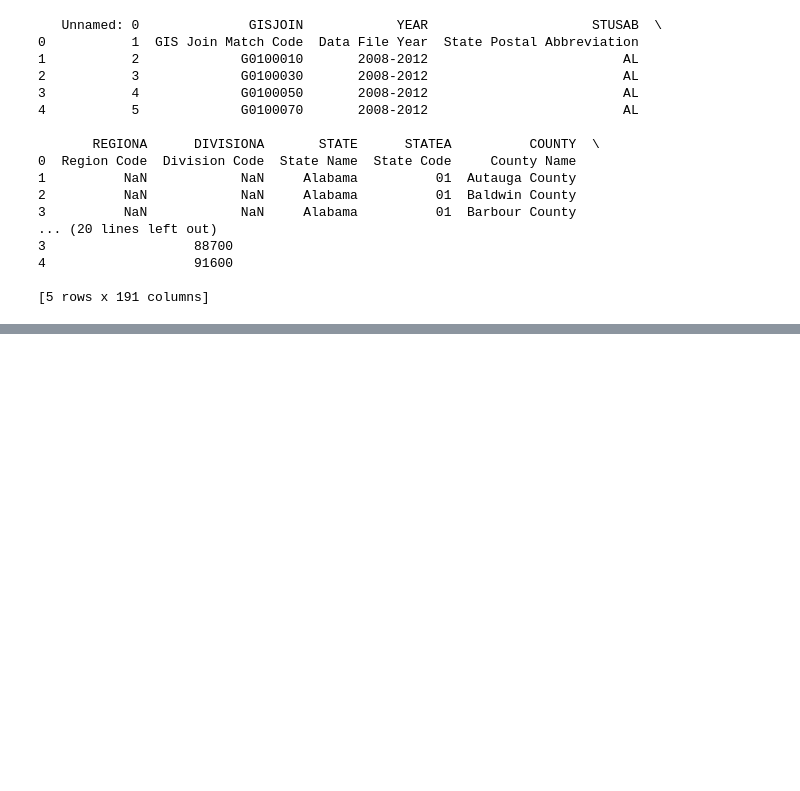
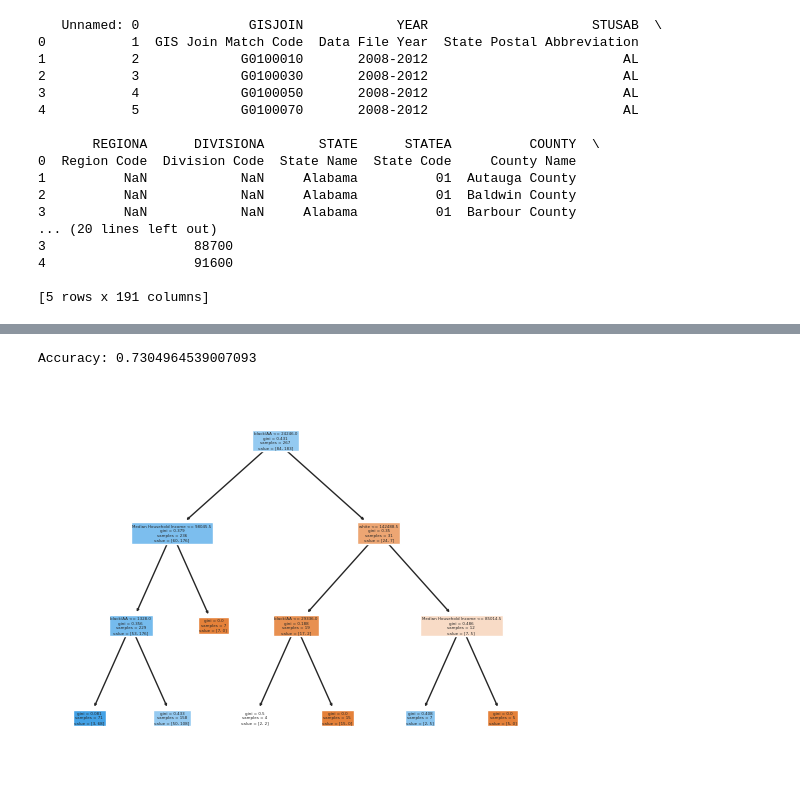
Before and after one commit to LindaMjw/project_voting, a Jupyter notebook: Project3.ipynb, the cells around one changed output, grey strips where cells are left out. Saved outputs shown, nothing was run; the diff lists cells and outputs as text; code cells hidden in the pictures; blank space fills up the shorter version.

```diff
--- a/Project3.ipynb
+++ b/Project3.ipynb
@@ -169,0 +219,2 @@ county14_sel = county14_sel[selected_columns]
+# %%
+merged_data = pd.concat([county12_sel, county16_sel, county20_sel], ignore_index=True)
@@ -169,0 +244,15 @@ county14_sel = county14_sel[selected_columns]
+# %%
+vdf = vdf.groupby(['county_name', 'year', 'party'])['candidatevotes'].sum().reset_index()
+# %%
+# Find the index of the row with the maximum candidate votes for each county and year
+winning_party_index = vdf.groupby(['year', 'county_name'])['candidatevotes'].idxmax()
+
+# Extract the winning party using the index
+winning_party = vdf.loc[winning_party_index, 'party']
+
+# Create a new DataFrame with year, county name, and winning party
+wp= vdf.loc[winning_party_index, ['year', 'county_name']]
+wp['winning_party'] = winning_party.values
+wp.rename(columns={'county_name': 'COUNTY'}, inplace=True)
+wp['COUNTY'] = wp['COUNTY'].apply(lambda x: x[:-5] if x.endswith(' CITY') else x)
+print(wp)
@@ -169,0 +274,3 @@ county14_sel = county14_sel[selected_columns]
+# %%
+final_df = pd.merge(merged_data, wp, on=['year', 'COUNTY'], how='left')
+print(final_df)
@@ -169,0 +310,30 @@ county14_sel = county14_sel[selected_columns]
+# %%
+from sklearn.tree import DecisionTreeClassifier, plot_tree
+from sklearn.metrics import accuracy_score
+import matplotlib.pyplot as plt
+
+# Training data for years 2012 and 2016
+X_train = final_df[(final_df['year'] == 2012) | (final_df['year'] == 2016)].drop(['winning_party', 'year', 'COUNTY'], axis=1)
+y_train = final_df[(final_df['year'] == 2012) | (final_df['year'] == 2016)]['winning_party']
+
+# Testing data for year 2020
+X_test = final_df[final_df['year'] == 2020].drop(['winning_party', 'year', 'COUNTY'], axis=1)
+y_test = final_df[final_df['year'] == 2020]['winning_party']
+
+# Fit model
+model = DecisionTreeClassifier(max_depth=3)
+tree = model.fit(X_train, y_train)
+
+# Make predictions
+y_hat = tree.predict(X_test)
+
+# Calculate accuracy
+accuracy = accuracy_score(y_test, y_hat)
+print("Accuracy:", accuracy)
+
+# Plot tree
+plot_tree(tree, filled=True, feature_names=X_train.columns)
+plt.show()
+# %% [output]
+Accuracy: 0.7304964539007093
+[figure, added]
```
Also changed, not shown: parts of 16 cells of this notebook.
